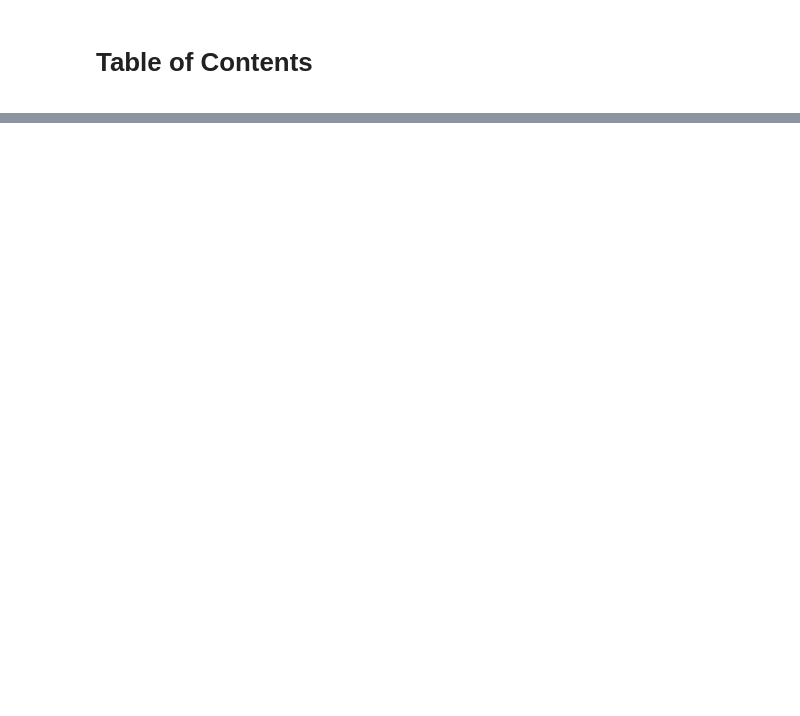
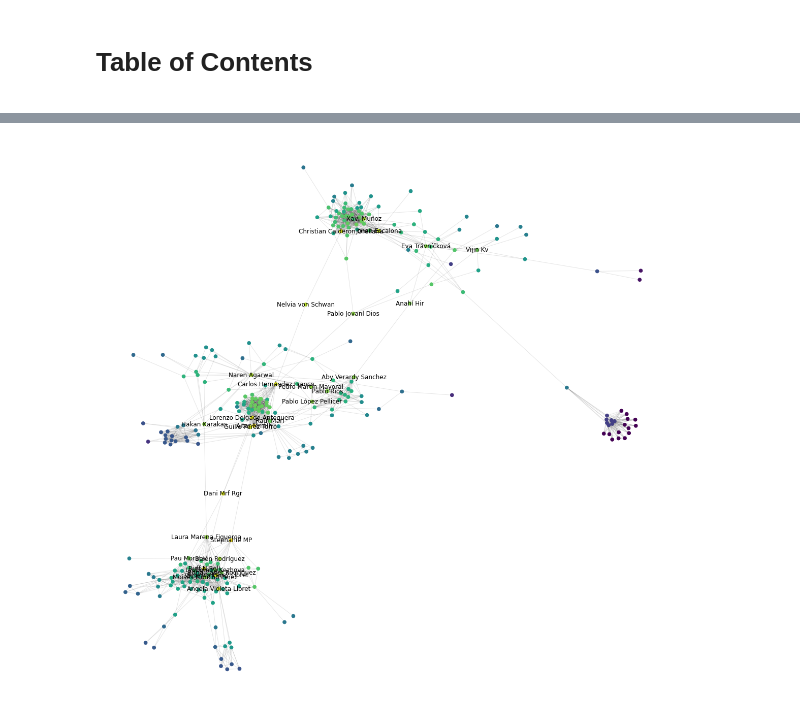
Before and after one commit to rubchume/FacebookFriendNetworkAnalyzer, a Jupyter notebook: FacebookScrape.ipynb, the cells around one changed output, grey strips where cells are left out. Cells and saved outputs as stored; diff of their text form; code cells hidden in the pictures; blank space fills up the shorter version.

```diff
--- a/FacebookScrape.ipynb
+++ b/FacebookScrape.ipynb
@@ -27,0 +157,4 @@ ffn.filter_biggest_component()
+# %%
+ffn.draw_graph(node_scores=nx.closeness_centrality(ffn.graph))
+# %% [output]
+[figure, added]
```
Also changed, not shown: parts of 14 cells of this notebook, 1 other file.
